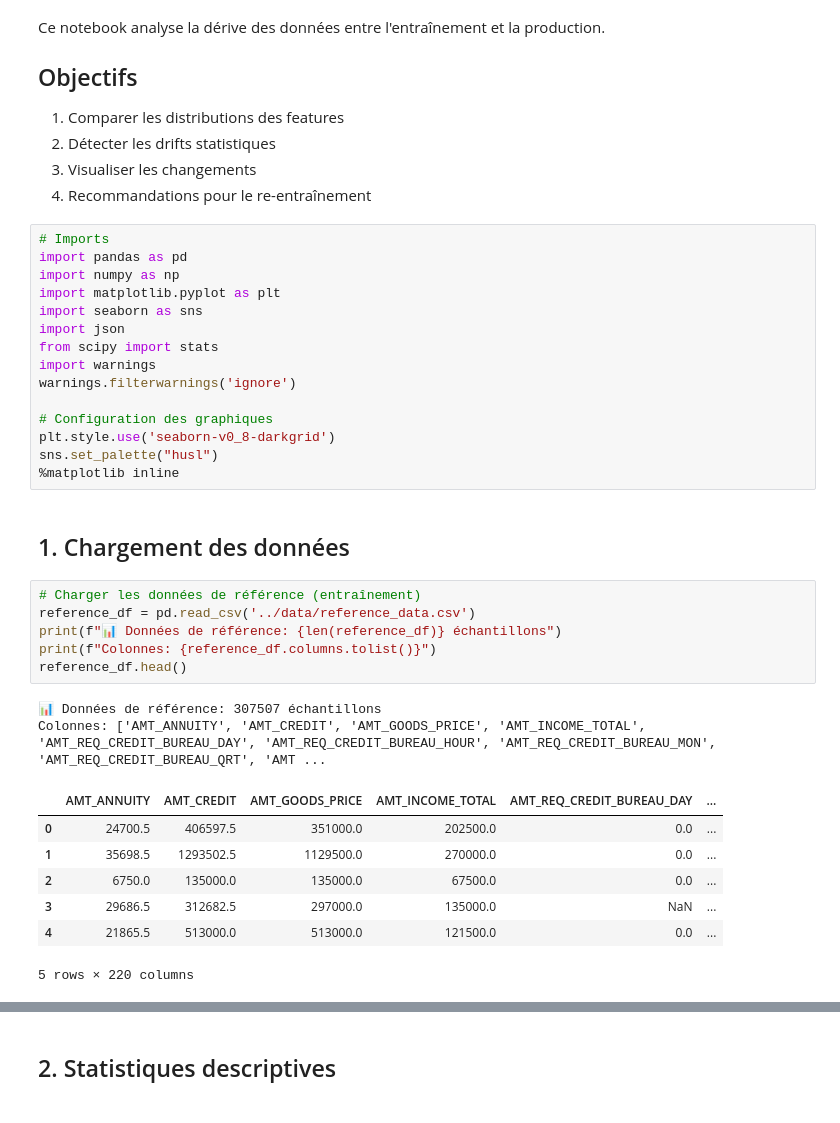
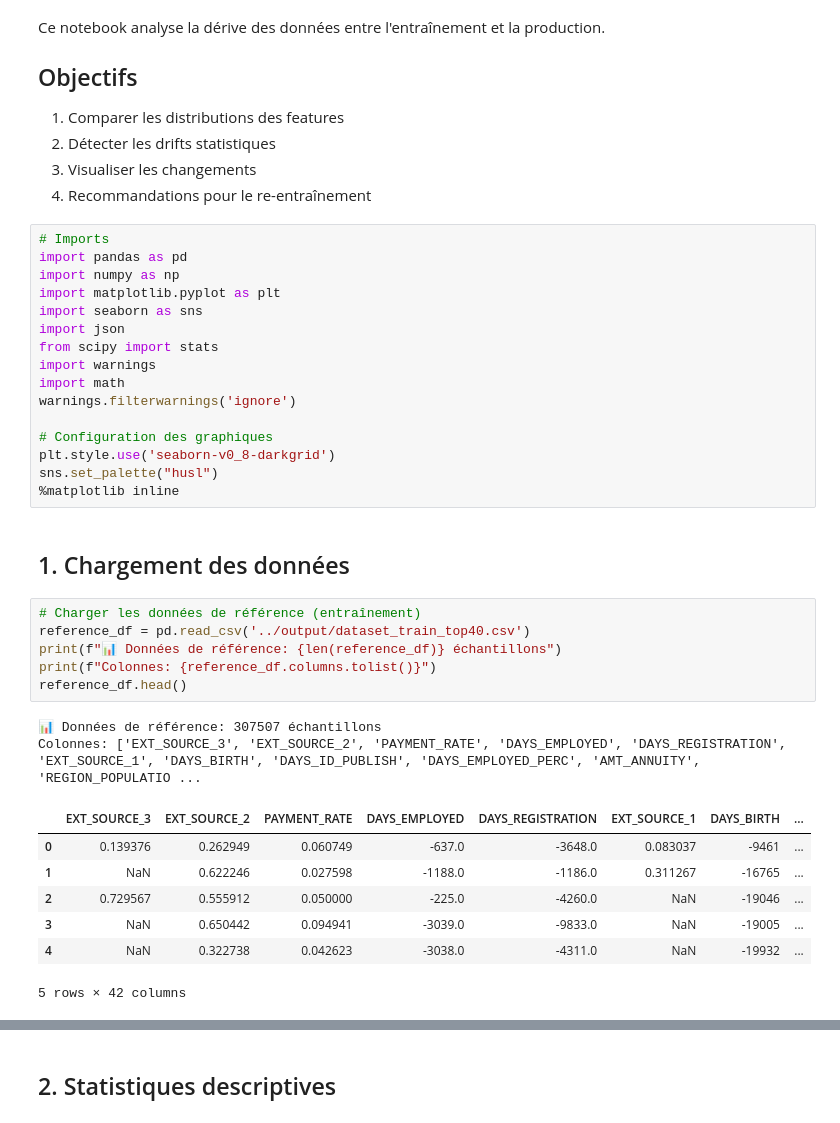
Before and after one commit to ticoraph/ReadyToSpendMonitor, a Jupyter notebook: notebooks/drift_analysis.ipynb, the cells around one changed output, grey strips where cells are left out. Drawn from its saved outputs; the diff is of its cells as text.

```diff
--- a/notebooks/drift_analysis.ipynb
+++ b/notebooks/drift_analysis.ipynb
@@ -17,6 +17,7 @@ import seaborn as sns
 import json
 from scipy import stats
 import warnings
+import math
 warnings.filterwarnings('ignore')
 
 # Configuration des graphiques
@@ -27,20 +28,20 @@ sns.set_palette("husl")
 ## 1. Chargement des données
 # %%
 # Charger les données de référence (entraînement)
-reference_df = pd.read_csv('../data/reference_data.csv')
+reference_df = pd.read_csv('../output/dataset_train_top40.csv')
 print(f"📊 Données de référence: {len(reference_df)} échantillons")
 print(f"Colonnes: {reference_df.columns.tolist()}")
 reference_df.head()
 # %% [output]
 📊 Données de référence: 307507 échantillons
-Colonnes: ['AMT_ANNUITY', 'AMT_CREDIT', 'AMT_GOODS_PRICE', 'AMT_INCOME_TOTAL', 'AMT_REQ_CREDIT_BUREAU_DAY', 'AMT_REQ_CREDIT_BUREAU_HOUR', 'AMT_REQ_CREDIT_BUREAU_MON', 'AMT_REQ_CREDIT_BUREAU_QRT', 'AMT ...
+Colonnes: ['EXT_SOURCE_3', 'EXT_SOURCE_2', 'PAYMENT_RATE', 'DAYS_EMPLOYED', 'DAYS_REGISTRATION', 'EXT_SOURCE_1', 'DAYS_BIRTH', 'DAYS_ID_PUBLISH', 'DAYS_EMPLOYED_PERC', 'AMT_ANNUITY', 'REGION_POPULATIO ...
-|  | AMT_ANNUITY | AMT_CREDIT | AMT_GOODS_PRICE | AMT_INCOME_TOTAL | AMT_REQ_CREDIT_BUREAU_DAY | ... |
-| 0 | 24700.5 | 406597.5 | 351000.0 | 202500.0 | 0.0 | ... |
-| 1 | 35698.5 | 1293502.5 | 1129500.0 | 270000.0 | 0.0 | ... |
-| 2 | 6750.0 | 135000.0 | 135000.0 | 67500.0 | 0.0 | ... |
-| 3 | 29686.5 | 312682.5 | 297000.0 | 135000.0 | NaN | ... |
-| 4 | 21865.5 | 513000.0 | 513000.0 | 121500.0 | 0.0 | ... |
+|  | EXT_SOURCE_3 | EXT_SOURCE_2 | PAYMENT_RATE | DAYS_EMPLOYED | DAYS_REGISTRATION | EXT_SOURCE_1 | DAYS_BIRTH | ... |
+| 0 | 0.139376 | 0.262949 | 0.060749 | -637.0 | -3648.0 | 0.083037 | -9461 | ... |
+| 1 | NaN | 0.622246 | 0.027598 | -1188.0 | -1186.0 | 0.311267 | -16765 | ... |
+| 2 | 0.729567 | 0.555912 | 0.050000 | -225.0 | -4260.0 | NaN | -19046 | ... |
+| 3 | NaN | 0.650442 | 0.094941 | -3039.0 | -9833.0 | NaN | -19005 | ... |
+| 4 | NaN | 0.322738 | 0.042623 | -3038.0 | -4311.0 | NaN | -19932 | ... |
-5 rows × 220 columns
+5 rows × 42 columns
 # %%
 # Charger les logs de production
 production_logs = []
```
Also changed, not shown: parts of 6 cells of this notebook, 9 other files.
